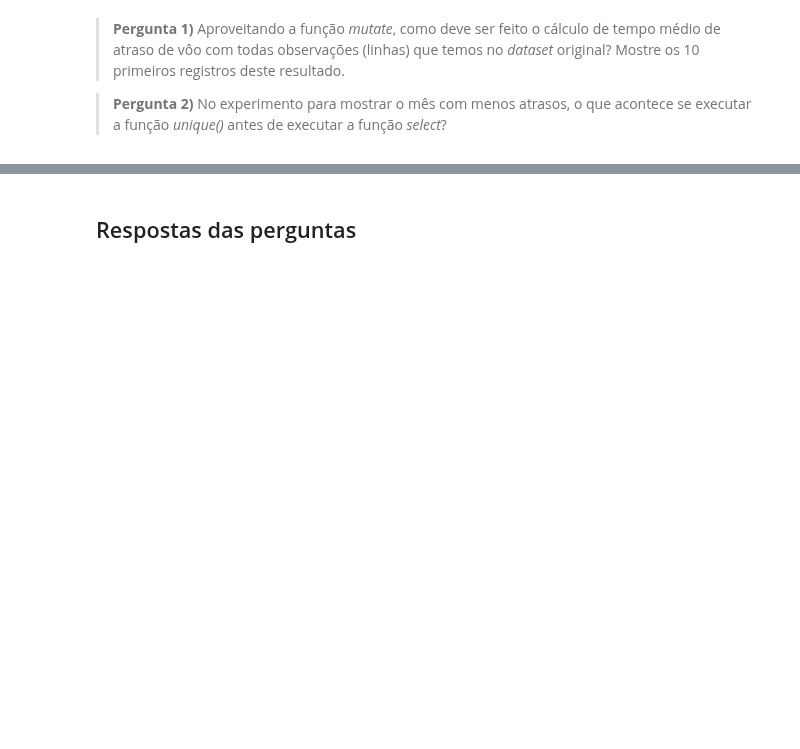
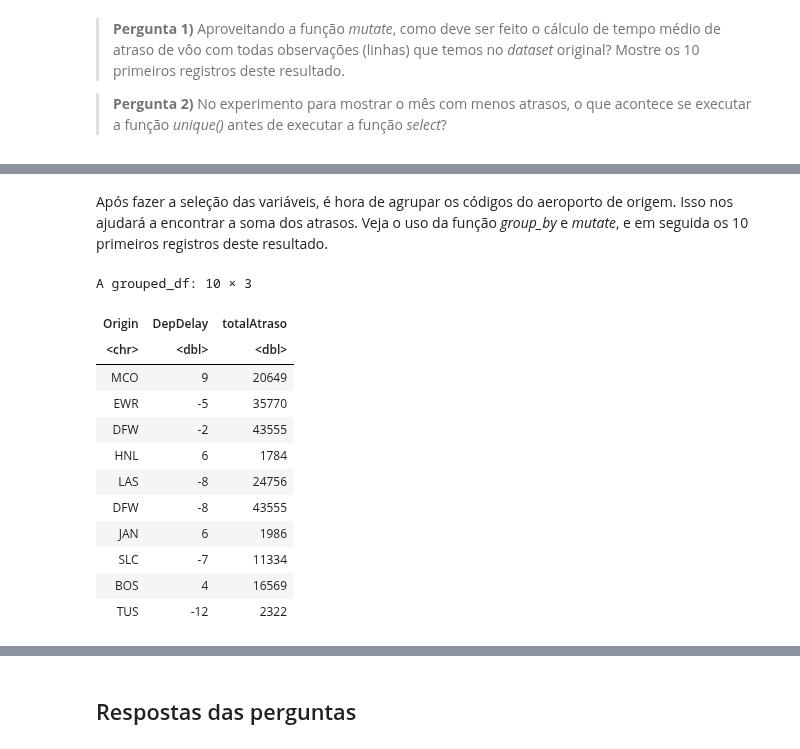
Before and after one commit to Rogerio-mack/Ling-de-Prog-para-Ciencia-de-Dados, a Jupyter notebook: Trilha 6.ipynb, the cells around one changed output, grey strips where cells are left out. Saved outputs shown, nothing was run; the diff lists cells and outputs as text; code cells hidden in the pictures; blank space fills up the shorter version.

```diff
--- a/Trilha 6.ipynb
+++ b/Trilha 6.ipynb
@@ -237,0 +264,22 @@ A média do atraso foi criada com a função *mean* e salva em uma nova variáve
+# %% [markdown]
+Após fazer a seleção das variáveis, é hora de agrupar os códigos do aeroporto de origem. Isso nos ajudará a encontrar a soma dos atrasos. Veja o uso da função *group_by* e *mutate*, e em seguida os 10 primeiros registros deste resultado.
+# %%
+voos2008 %>%
+    select(Origin, DepDelay) %>%
+    group_by(Origin) %>%
+    mutate(totalAtraso = sum(DepDelay, na.rm = TRUE)) %>%
+    head(10)
+# %% [output]
+A grouped_df: 10 × 3
+| Origin | DepDelay | totalAtraso |
+| <chr> | <dbl> | <dbl> |
+| MCO | 9 | 20649 |
+| EWR | -5 | 35770 |
+| DFW | -2 | 43555 |
+| HNL | 6 | 1784 |
+| LAS | -8 | 24756 |
+| DFW | -8 | 43555 |
+| JAN | 6 | 1986 |
+| SLC | -7 | 11334 |
+| BOS | 4 | 16569 |
+| TUS | -12 | 2322 |
```
Also changed, not shown: parts of 7 cells of this notebook.
